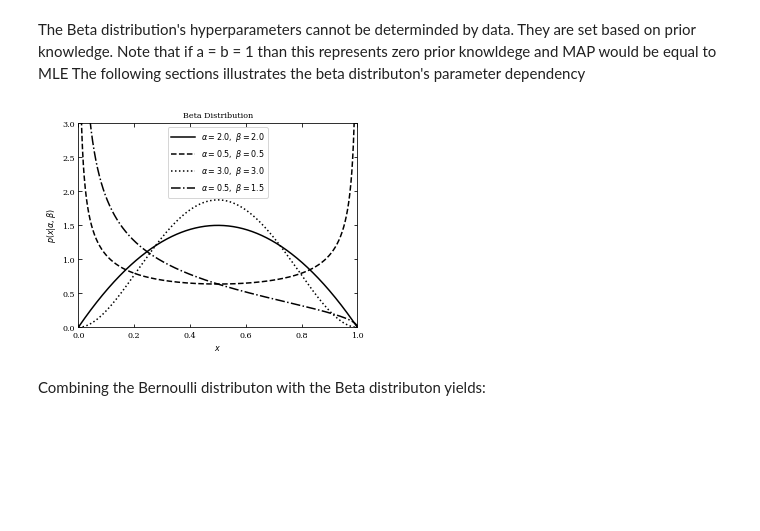
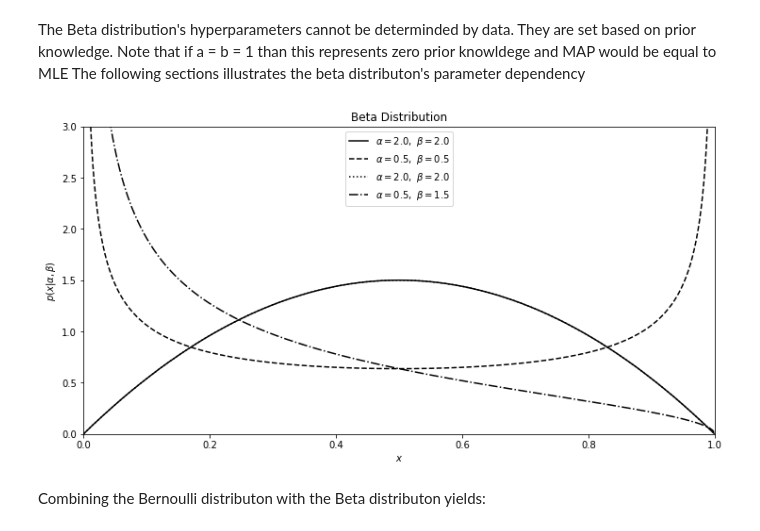
Before and after one commit to RageJohnny/algo_seminararbeit, a Jupyter notebook: Bayes-Universe.ipynb, the cells around one changed output. Drawn from its saved outputs; the diff is of its cells as text; code cells hidden in the pictures; blank space fills up the shorter version.

```diff
--- a/Bayes-Universe.ipynb
+++ b/Bayes-Universe.ipynb
@@ -120,14 +121,14 @@ Image(filename="img/bernoullitrail.png")
 [figure]
 # %%
 #Player X
-x = 162
-x_n = 231
+player_x = 41
+player_x_n = 58
 
 #Player Y
-y = 6
-y_n = 8
+player_y = 6
+player_y_n = 8
 
 # beta parameters
-a = 2
-b = 2
+parameter_a = 2
+parameter_b = 2
 # %% [markdown]
@@ -168,32 +169,32 @@ The following sections illustrates the beta distributon's parameter dependency
 # %%
 # Plotting Beta distributons
 # Define the distribution parameters to be plotted
-alpha_values = [2, 0.5, 3.0, 0.5]
-beta_values = [2, 0.5, 3.0, 1.5]
+alpha_values = [2, 0.5, 2.0, 0.5]
+beta_values = [2, 0.5, 2.0, 1.5]
 linestyles = ['-', '--', ':', '-.']
 x = np.linspace(0, 1, 1002)[1:-1]
 
 #------------------------------------------------------------
 # plot the distributions
-fig, ax = plt.subplots(figsize=(5, 3.75))
+fig, ax = plt.subplots(figsize=(12, 6))
 
 for a, b, ls in zip(alpha_values, beta_values, linestyles):
     dist = beta(a, b)
 
     plt.plot(x, dist.pdf(x), ls=ls, c='black',
              label=r'$\alpha=%.1f,\ \beta=%.1f$' % (a, b))
 
 plt.xlim(0, 1)
 plt.ylim(0, 3)
 
 plt.xlabel('$x$')
 plt.ylabel(r'$p(x|\alpha,\beta)$')
 plt.title('Beta Distribution')
 
 plt.legend(loc=0)
 plt.show()
 # %% [output]
-[figure, old version]
+[figure, new version]
 # %% [markdown]
 Combining the Bernoulli distributon with the Beta distributon yields:
 # %%
```
Also changed, not shown: parts of 49 cells of this notebook.
